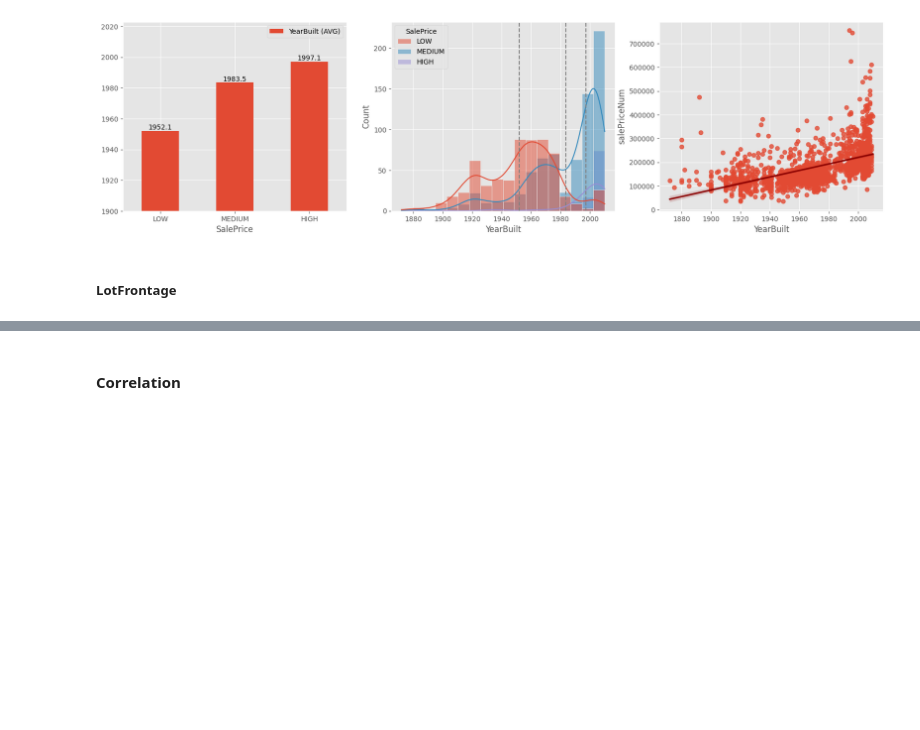
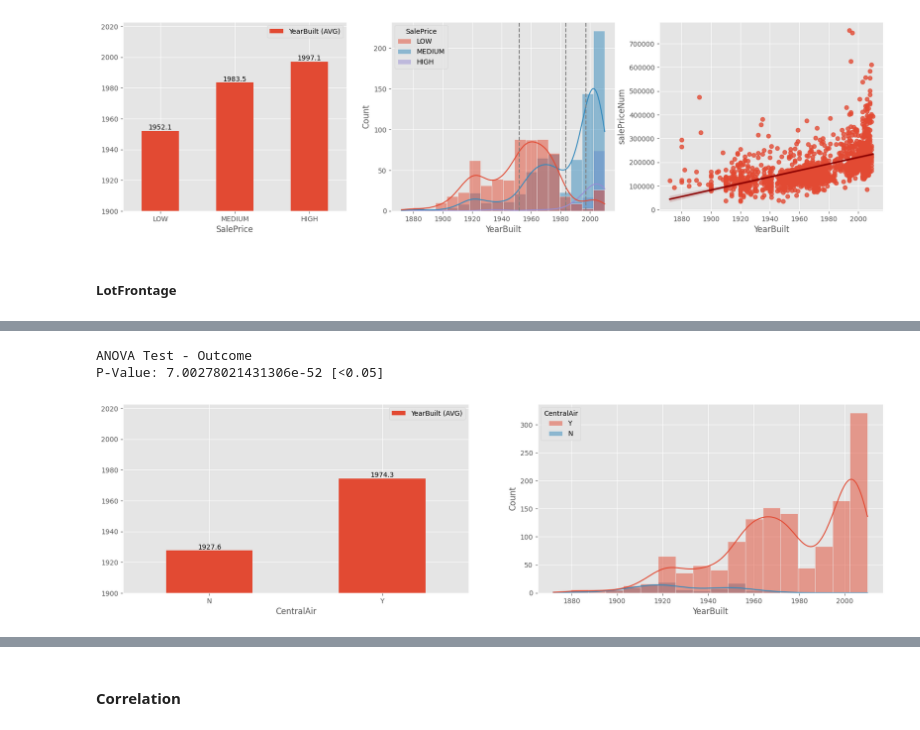
Before and after one commit to gvnberaldi/HousePricePrediction, a Jupyter notebook: Mbusu_project.ipynb, the cells around one changed output, grey strips where cells are left out. Cells and saved outputs as stored; diff of their text form; code cells hidden in the pictures; blank space fills up the shorter version.

```diff
--- a/Mbusu_project.ipynb
+++ b/Mbusu_project.ipynb
@@ -192,29 +209,32 @@ def stattest_quali(df, feature_name: str, fig_width=15, fig_height=3, typeplot =
 # %% [markdown]
 ###### indepence_test_numeric
 # %%
-def stattest_quanti(df, feature_name: str, low_limit=0, upper_limit=100):
+def stattest_quanti(df, feature_name: str, target = TARGET_FEATURE ,low_limit=0, upper_limit=100):
 
     #
     # plot means w.r.t. target categories
     #
-    df_conti_origin = df[[feature_name, TARGET_FEATURE, TARGET_FEATURE_CONTI]]
-    df_categ_origin = df[[feature_name, TARGET_FEATURE]]
-    df = df_categ_origin.groupby(TARGET_FEATURE)
+    df_conti_origin = df[[feature_name, target, TARGET_FEATURE_CONTI]] if ( target == TARGET_FEATURE) else None
+    df_categ_origin = df[[feature_name, target]]
+    df = df_categ_origin.groupby(target)
     mean_df = df.mean().reset_index().rename(columns={feature_name: feature_name + ' (AVG)'})
 
-    _, ax = plt.subplots(1, 3, figsize=(20, 5))
+    num = 3
+    if df_conti_origin is None:
+        num = 2
+    _, ax = plt.subplots(1, num, figsize=(20, 5))
 
-    mean_df.plot(kind='bar', x=TARGET_FEATURE, ax=ax[0])
+    mean_df.plot(kind='bar', x=target, ax=ax[0])
     for container in ax[0].containers:
         ax[0].bar_label(container, fmt='%.1f')
     ax[0].set_ylim(low_limit, upper_limit)
     ax[0].tick_params(labelrotation=0)
 
-    sb.histplot(x=feature_name, hue=TARGET_FEATURE, data=df_categ_origin, kde=True, ax=ax[1])
+    sb.histplot(x=feature_name, hue=target, data=df_categ_origin, kde=True, ax=ax[1])
     for tval in TARGET_FEATURE_VALUES:
-        ax[1].axvline(x=df_categ_origin[df_categ_origin[TARGET_FEATURE] == tval][feature_name].mean(), color='gray', ls='--', lw=1.5)
+        ax[1].axvline(x=df_categ_origin[df_categ_origin[target] == tval][feature_name].mean(), color='gray', ls='--', lw=1.5)
 
-    sb.regplot(x=feature_name, y=TARGET_FEATURE_CONTI, data=df_conti_origin, line_kws={"color": "darkred"}, ax=ax[2])
+    if df_conti_origin is not None : sb.regplot(x=feature_name, y=TARGET_FEATURE_CONTI, data=df_conti_origin, line_kws={"color": "darkred"}, ax=ax[2])
 
     #
     # perform ANOVA test
@@ -428,0 +468,6 @@ histplot(df,'SalePrice',"LotFrontage", bins=50)
+# %%
+stattest_quanti(df,'YearBuilt', 'CentralAir' , low_limit=1900, upper_limit=2023)
+# %% [output]
+ANOVA Test - Outcome
+P-Value: 7.00278021431306e-52 [<0.05]
+[figure, added]
```
Also changed, not shown: parts of 19 cells of this notebook, 2 other files.
